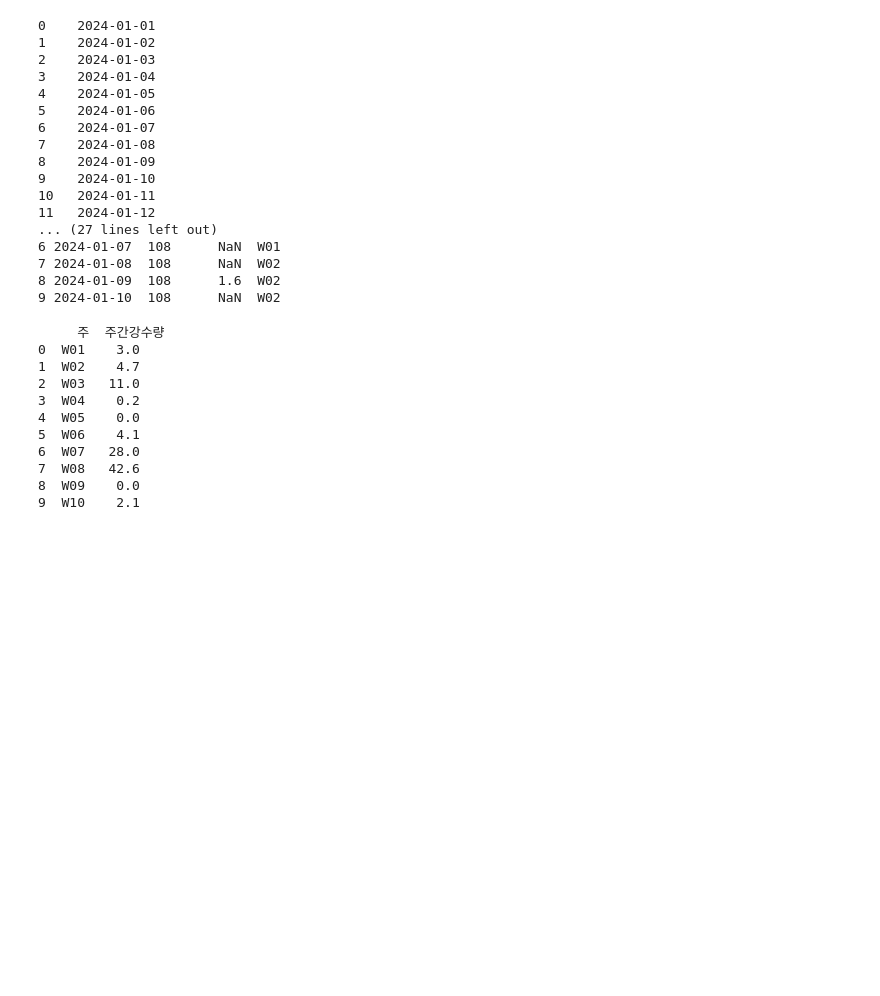
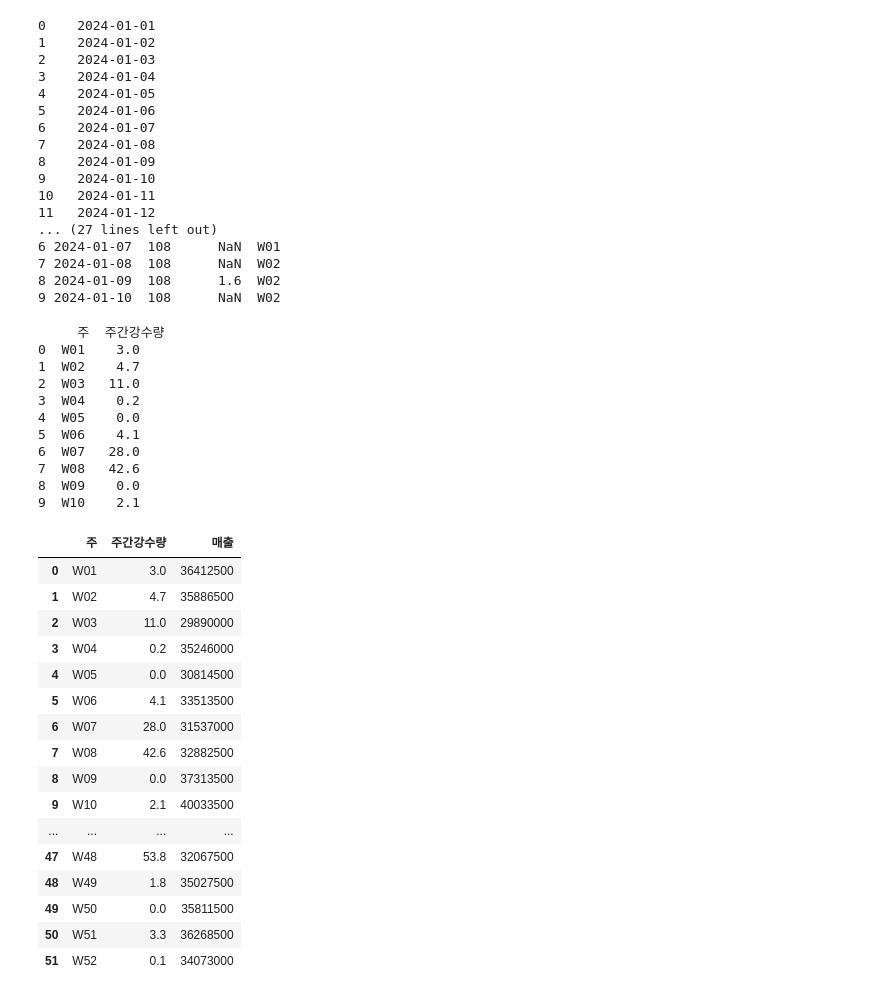
Before and after one commit to yshzjq/Step-1.-Python-SQL-, a Jupyter notebook: 챕터3_Pandas_Matplotlib·Seaborn/3_6.ipynb, the cells around one changed output. Saved outputs shown, nothing was run; the diff lists cells and outputs as text; code cells hidden in the pictures; blank space fills up the shorter version.

```diff
--- a/챕터3_Pandas_Matplotlib·Seaborn/3_6.ipynb
+++ b/챕터3_Pandas_Matplotlib·Seaborn/3_6.ipynb
@@ -142,6 +142,8 @@ print(rainfall.head(10))
 weekly_rainfall =  rainfall.groupby('주')['강수량(mm)'].sum().reset_index()
 weekly_rainfall.columns = ['주', '주간강수량']
 
+weekly_sales_sum = sales.groupby('주')['매출'].sum()
+
 print(weekly_rainfall.head(10))
 # %% [output]
      주  주간강수량
@@ -155,3 +157,25 @@ print(weekly_rainfall.head(10))
 7  W08   42.6
 8  W09    0.0
 9  W10    2.1
+# %%
+
+merged = pd.merge(weekly_rainfall,weekly_sales_sum, on='주')
+merged.head(55)
+# %% [output]
+|  | 주 | 주간강수량 | 매출 |
+| 0 | W01 | 3.0 | 36412500 |
+| 1 | W02 | 4.7 | 35886500 |
+| 2 | W03 | 11.0 | 29890000 |
+| 3 | W04 | 0.2 | 35246000 |
+| 4 | W05 | 0.0 | 30814500 |
+| 5 | W06 | 4.1 | 33513500 |
+| 6 | W07 | 28.0 | 31537000 |
+| 7 | W08 | 42.6 | 32882500 |
+| 8 | W09 | 0.0 | 37313500 |
+| 9 | W10 | 2.1 | 40033500 |
+| ... | ... | ... | ... |
+| 47 | W48 | 53.8 | 32067500 |
+| 48 | W49 | 1.8 | 35027500 |
+| 49 | W50 | 0.0 | 35811500 |
+| 50 | W51 | 3.3 | 36268500 |
+| 51 | W52 | 0.1 | 34073000 |
```
